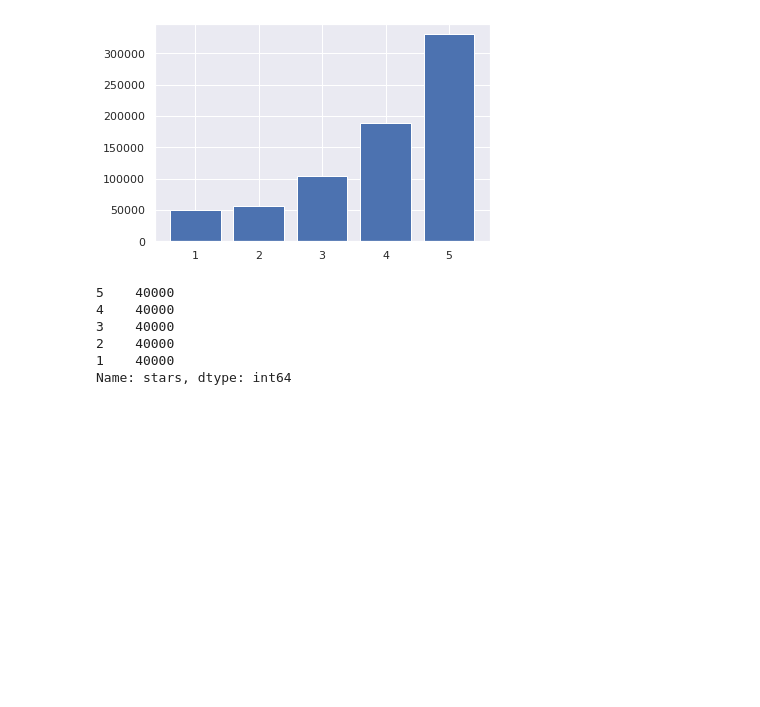
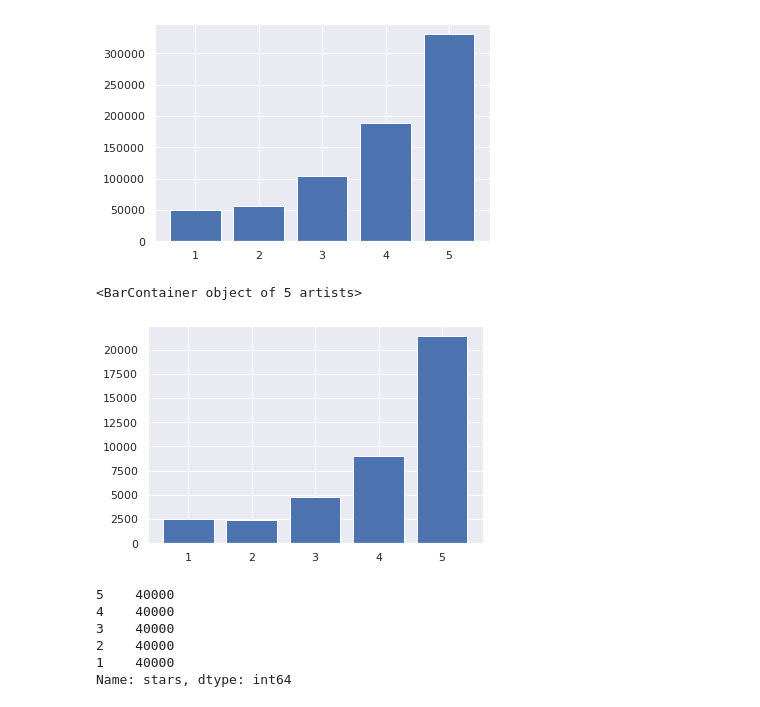
Before and after one commit to Second0395/Capstone_3, a Jupyter notebook: working.ipynb, the cells around one changed output. Saved outputs shown, nothing was run; the diff lists cells and outputs as text; code cells hidden in the pictures; blank space fills up the shorter version.

```diff
--- a/working.ipynb
+++ b/working.ipynb
@@ -48,8 +48,10 @@ reviews = db['reviews']
 reviews_cleaned = db['reviews_cleaned']
 balanced_10k = db['balanced_10k']
 balanced_40k = db['balanced_40k']
+sample_test = db['sample_test']
 # %%
 balanced_10k_each = pd.DataFrame(balanced_10k.find({}, {'stemmed': 0}))
 balanced_40k_each = pd.DataFrame(balanced_40k.find({}, {'stemmed': 0}))
 # %%
-original_df = pd.DataFrame(reviews_cleaned.find({}, {'stemmed':0}))
+sample = pd.DataFrame(sample_test.find({}, {'stemmed':0}))
+sample['stars'] = sample['overall'].apply(int)
@@ -86,6 +104,12 @@ ax.bar(df['stars'].value_counts().index,df['overall'].value_counts())
 # %% [output]
 <BarContainer object of 5 artists>
 [figure]
+# %%
+fig, ax = plt.subplots()
+ax.bar(sample['stars'].value_counts().index,sample['stars'].value_counts())
+# %% [output]
+<BarContainer object of 5 artists>
+[figure, added]
 # %%
 balanced_10k_each = pd.concat([one_star_reviews.iloc[:10000], two_star_reviews.iloc[:10000], three_star_reviews.iloc[:10000], four_star_reviews.iloc[:10000], five_star_reviews.iloc[:10000]])
 balanced_40k_each = pd.concat([one_star_reviews.iloc[:40000], two_star_reviews.iloc[:40000], three_star_reviews.iloc[:40000], four_star_reviews.iloc[:40000], five_star_reviews.iloc[:40000]])
```
Also changed, not shown: parts of 3 cells of this notebook.
